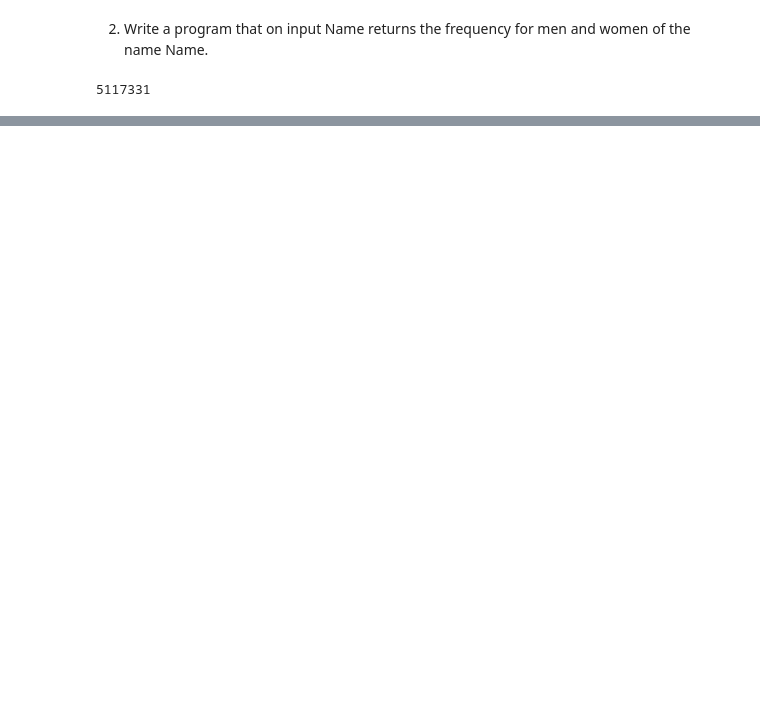
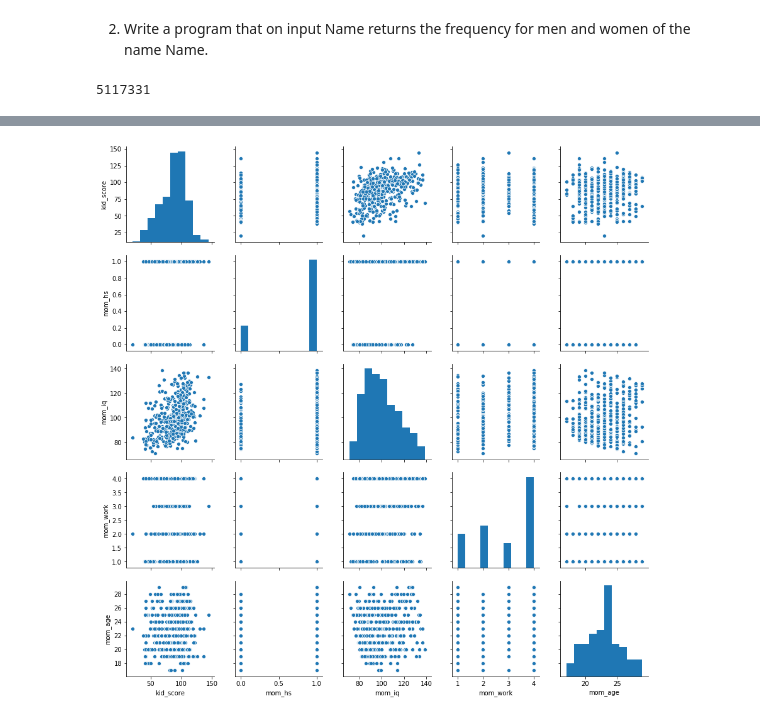
Before and after one commit to yue-cheng-wind/EE460J-Labs, a Jupyter notebook: Lab 2/Lab2Code.ipynb, the cells around one changed output, grey strips where cells are left out. Cells and saved outputs as stored; diff of their text form; code cells hidden in the pictures; blank space fills up the shorter version.

```diff
--- a/Lab 2/Lab2Code.ipynb
+++ b/Lab 2/Lab2Code.ipynb
@@ -96,0 +104,3 @@ namefrequency("John")
+# %%
+kidiq = pd.read_stata('ARM_Data/child.iq/kidiq.dta')
+kidiq.head()
@@ -96,0 +114,5 @@ namefrequency("John")
+# %%
+sns.pairplot(kidiq)
+sns.despine()
+# %% [output]
+[figure, added]
```
Also changed, not shown: parts of 6 cells of this notebook.
